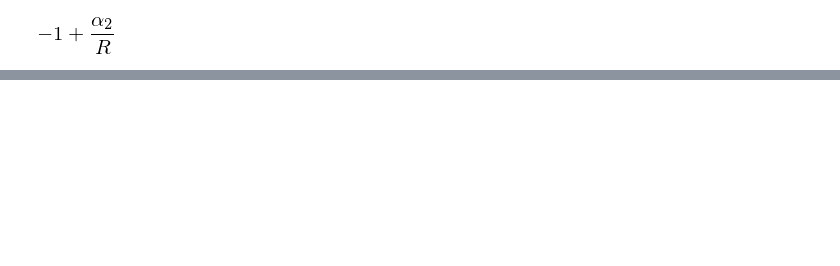
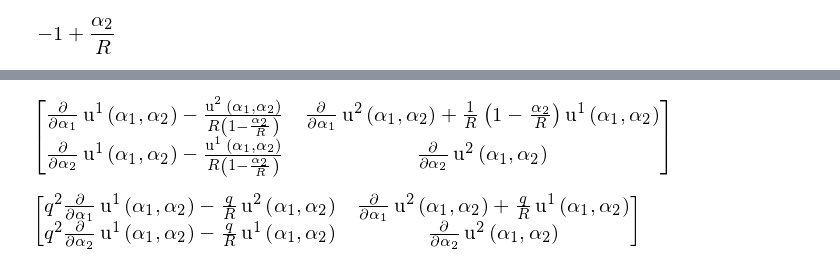
Before and after one commit to tarashor/vibrations, a Jupyter notebook: py2/All geometries.ipynb, the cells around one changed output, grey strips where cells are left out. Drawn from its saved outputs; the diff is of its cells as text; code cells hidden in the pictures; blank space fills up the shorter version.

```diff
--- a/py2/All geometries.ipynb
+++ b/py2/All geometries.ipynb
@@ -200,0 +249,21 @@ def contraction2D(A,B):
+# %%
+u1=Function('u^1')
+u2=Function('u^2')
+
+u1_nabla1 = u1(alpha1, alpha2).diff(alpha1) - u2(alpha1, alpha2) / R * (S(1)/(1-alpha2/R))
+u2_nabla1 = u2(alpha1, alpha2).diff(alpha1) + u1(alpha1, alpha2) / R * ( 1-alpha2/R)
+u1_nabla2 = u1(alpha1, alpha2).diff(alpha2) - u1(alpha1, alpha2) / R * (S(1)/(1-alpha2/R))
+u2_nabla2 = u2(alpha1, alpha2).diff(alpha2)
+# $\nabla_2 u^2 = \frac { \partial u^2 } { \partial \alpha_2}$
+
+grad_u = Matrix([[u1_nabla1, u2_nabla1],[u1_nabla2, u2_nabla2]])
+grad_u
+# %% [output]
+[figure, added]
+# %%
+q=Symbol('q')
+grad_u_down=grad_u.subs(1-alpha2/R, q)*G.subs((R-alpha2)/R,q)
+#grad_u_down=grad_u*G
+expand(simplify(grad_u_down))#.subs((R-alpha2)/R, q)
+# %% [output]
+[figure, added]
```
Also changed, not shown: parts of 36 cells of this notebook.
